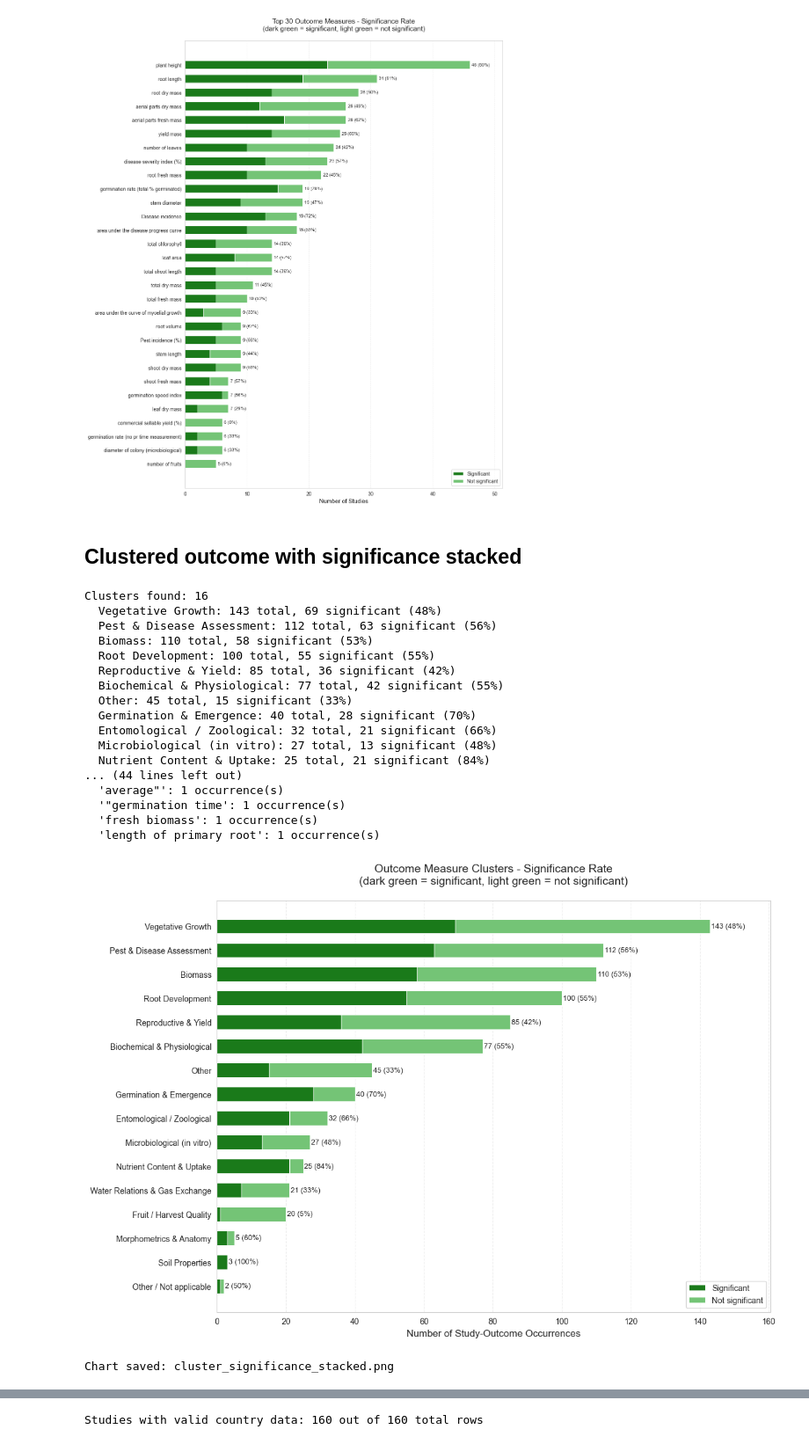
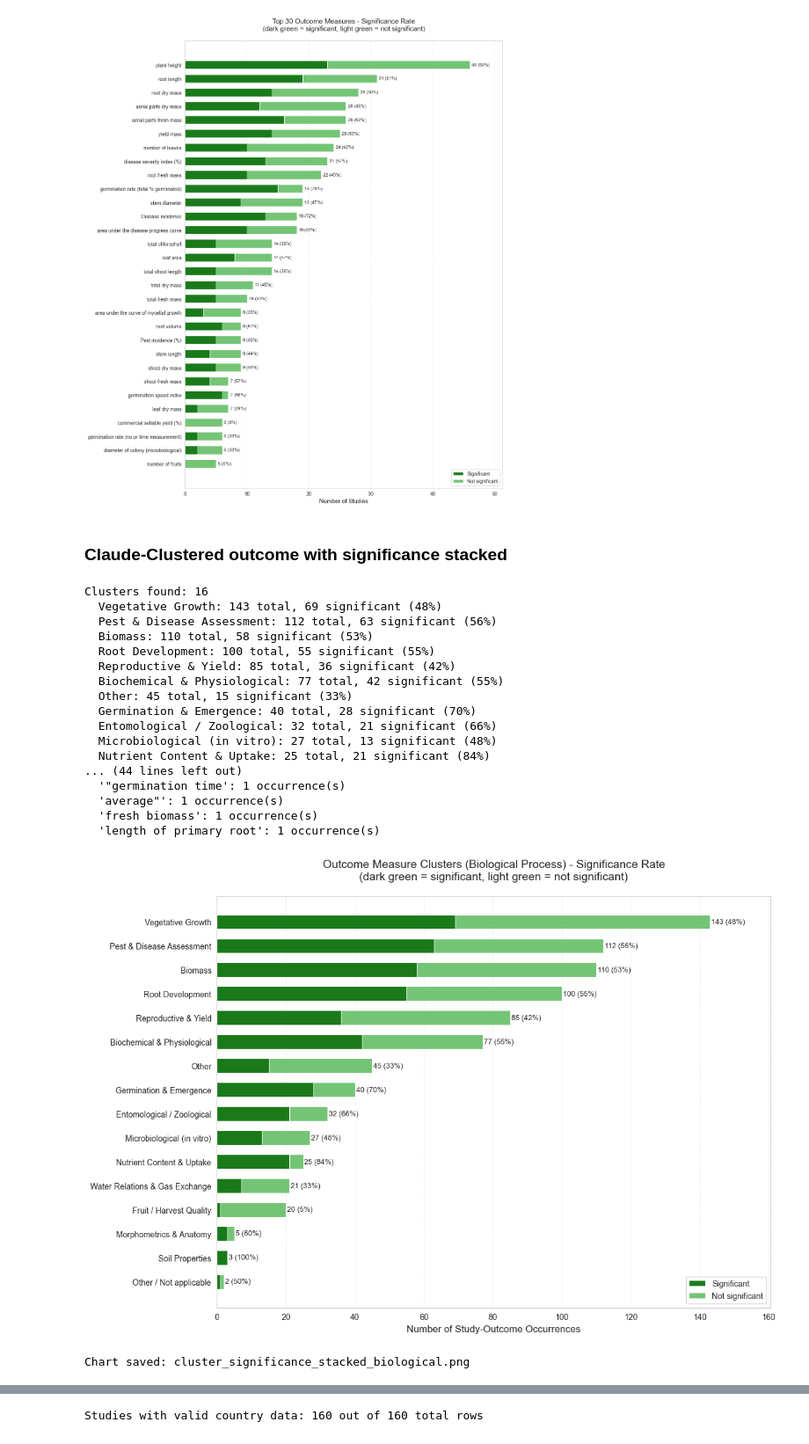
Before and after one commit to OxygenBlueSky/AgroHom, a Jupyter notebook: agro_hom_figures260212.ipynb, the cells around one changed output, grey strips where cells are left out. Shown at 88% size. Drawn from its saved outputs; the diff is of its cells as text; code cells hidden in the pictures.

```diff
--- a/agro_hom_figures260212.ipynb
+++ b/agro_hom_figures260212.ipynb
@@ -847,0 +884,34 @@ plt.show()
+# %%
+# Load hand-curated cluster mappings from 260505_Outcome and crop clusters.csv.
+# This CSV holds three lookups in one file:
+#   - col A "Outcome measures (specific)"   -> col B "Cluster general "    (general outcome cluster)
+#   - col C "Mapping Cluster general"       -> col D "Mapping Agronomy cluster"  (second-level agronomy grouping)
+#   - col E "Crop type studied"             -> col F "Cluster"             (crop-type cluster)
+# Note the trailing space in the column header "Cluster general " — preserved as written in the source CSV.
+
+cluster_csv = pd.read_csv('260505_Outcome and crop clusters.csv')
+
+# Outcome -> general cluster (lowercased + stripped key for case-insensitive match)
+lookup_outcome_general = {
+    str(r['Outcome measures (specific)']).lower().strip(): str(r['Cluster general ']).strip()
+    for _, r in cluster_csv.iterrows()
+    if pd.notna(r['Outcome measures (specific)']) and pd.notna(r['Cluster general '])
+}
+
+# General cluster -> agronomy cluster (small mapping table; only ~7 rows populated)
+lookup_general_agronomy = {
+    str(r['Mapping Cluster general']).strip(): str(r['Mapping Agronomy cluster']).strip()
+    for _, r in cluster_csv.iterrows()
+    if pd.notna(r['Mapping Cluster general']) and pd.notna(r['Mapping Agronomy cluster'])
+}
+
+# Crop name -> crop cluster (Horticulture, Cereal and Grains, Pulses, …)
+lookup_crop_cluster = {
+    str(r['Crop type studied']).lower().strip(): str(r['Cluster']).strip()
+    for _, r in cluster_csv.iterrows()
+    if pd.notna(r['Crop type studied']) and pd.notna(r['Cluster'])
+}
+
+print(f"lookup_outcome_general: {len(lookup_outcome_general)} entries")
+print(f"lookup_general_agronomy: {len(lookup_general_agronomy)} entries -> {lookup_general_agronomy}")
+print(f"lookup_crop_cluster: {len(lookup_crop_cluster)} entries")
@@ -4013,7 +4290,7 @@ plt.show()
 # %% [output]
 [figure]
 # %% [markdown]
-## Clustered outcome with significance stacked
+### Claude-Clustered outcome with significance stacked
 # %%
 # Stacked bar chart: outcome measure clusters with significance overlay
 # Uses Claude_Clusters.xlsx sheet 3 as lookup: Outcome Measure -> Biological Process Cluster
@@ -4094,7 +4371,7 @@ ax_cl.set_yticks(y_pos)
 ax_cl.set_yticklabels(labels, fontsize=10)
 ax_cl.set_xlabel('Number of Study-Outcome Occurrences', fontsize=12)
 ax_cl.set_title(
-    'Outcome Measure Clusters - Significance Rate\n(dark green = significant, light green = not significant)',
+    'Outcome Measure Clusters (Biological Process) - Significance Rate\n(dark green = significant, light green = not significant)',
     fontsize=14, pad=20
 )
 
@@ -4102,35 +4379,35 @@ for i, (total, sig) in enumerate(zip(totals, sig_vals)):
     pct = (sig / total * 100) if total > 0 else 0
     ax_cl.text(total + 0.3, i, f'{total} ({pct:.0f}%)', va='center', fontsize=9)
 
 max_val = max(totals)
 ax_cl.set_xlim(right=max_val + 0.3 + len(f'{max_val} (100%)') * max_val * 0.012)
 
 ax_cl.legend(loc='lower right', fontsize=10)
 ax_cl.grid(axis='x', alpha=0.3, linestyle='--')
 ax_cl.set_axisbelow(True)
 ax_cl.yaxis.grid(False)
 
 plt.tight_layout()
-fig_cl.savefig('cluster_significance_stacked.png', dpi=300, bbox_inches='tight')
+fig_cl.savefig('cluster_significance_stacked_biological.png', dpi=300, bbox_inches='tight')
 plt.show()
-print("Chart saved: cluster_significance_stacked.png")
+print("Chart saved: cluster_significance_stacked_biological.png")
 # %% [output]
 Clusters found: 16
   Vegetative Growth: 143 total, 69 significant (48%)
   Pest & Disease Assessment: 112 total, 63 significant (56%)
   Biomass: 110 total, 58 significant (53%)
   Root Development: 100 total, 55 significant (55%)
   Reproductive & Yield: 85 total, 36 significant (42%)
   Biochemical & Physiological: 77 total, 42 significant (55%)
   Other: 45 total, 15 significant (33%)
   Germination & Emergence: 40 total, 28 significant (70%)
   Entomological / Zoological: 32 total, 21 significant (66%)
   Microbiological (in vitro): 27 total, 13 significant (48%)
   Nutrient Content & Uptake: 25 total, 21 significant (84%)
 ... (44 lines left out)
+  '"germination time': 1 occurrence(s)
   'average"': 1 occurrence(s)
-  '"germination time': 1 occurrence(s)
   'fresh biomass': 1 occurrence(s)
   'length of primary root': 1 occurrence(s)
-[figure, old version]
+[figure, new version]
-Chart saved: cluster_significance_stacked.png
+Chart saved: cluster_significance_stacked_biological.png
```
Also changed, not shown: parts of 28 cells of this notebook, 1 other file.
